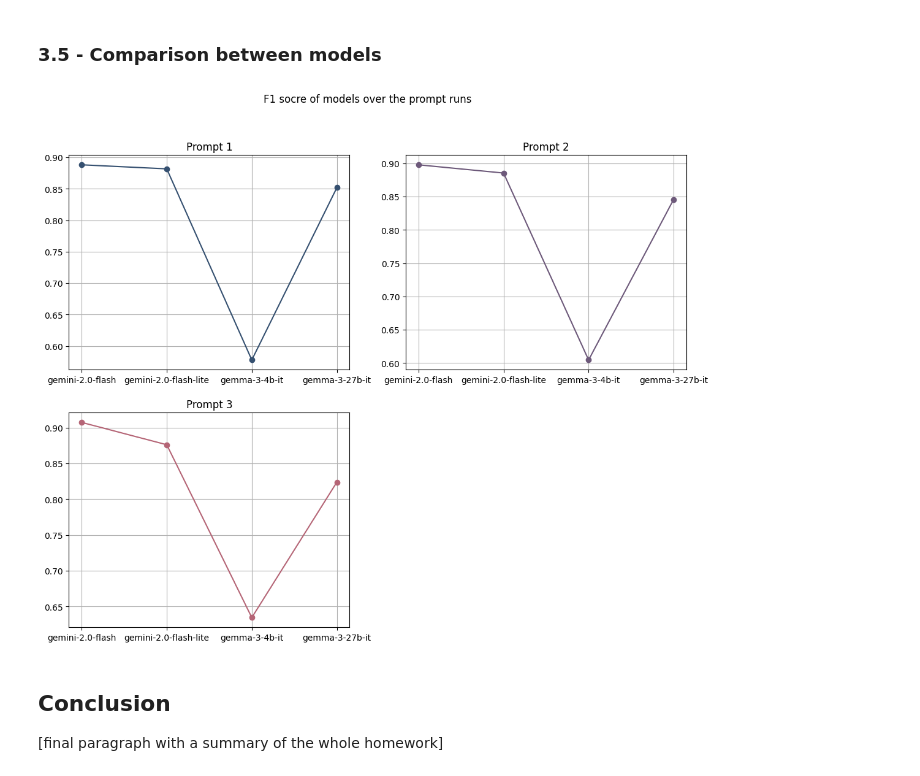
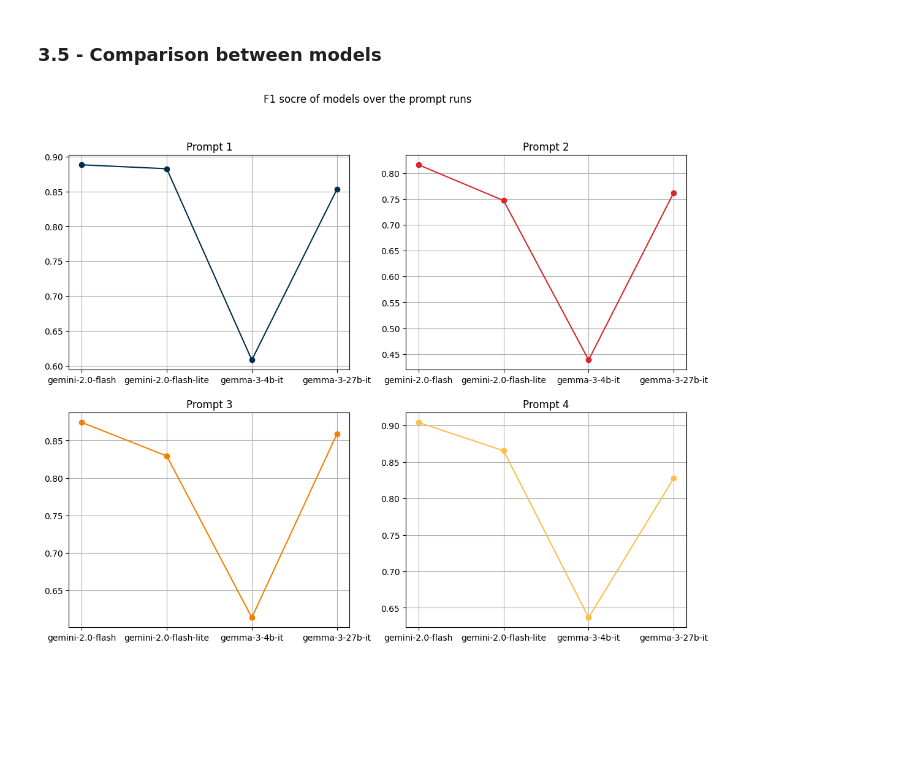
Before and after one commit to FrancescoChemello/Natural-Language-Processing-Project, a Jupyter notebook: src/NER.ipynb, the cells around one changed output. Cells and saved outputs as stored; diff of their text form; code cells hidden in the pictures; blank space fills up the shorter version.

```diff
--- a/src/NER.ipynb
+++ b/src/NER.ipynb
@@ -534,7 +612,7 @@ def prompt_2(model, dataset_sentences_array, wordpair_sentence_label):
 """
 Prompt for NER task with a step-by-step guide
 """
-def prompt_3(model, dataset_sentences_array, wordpair_sentence_label):
+def prompt_4(model, dataset_sentences_array, wordpair_sentence_label):
   tp, fp, fn = 0, 0, 0
 
   progress_bar = tqdm(total=len(dataset_sentences_array))
@@ -640,6 +718,7 @@ model_list = ["gemini-2.0-flash", "gemini-2.0-flash-lite", "gemma-3-4b-it", "gem
 model_result = []
 
 for model in model_list:
+  print("---------------------\nTesting model `" + model + "`")
   # Call to the prompt 1
 
   values = prompt_1(model, dataset_sentences_array, wordpair_sentence_label)
@@ -651,7 +730,7 @@ for model in model_list:
   model_result.append(f1)
 
   # Print out the score
-  print("Results for prompt 1 with model " + model + ": ")
+  print("Results for prompt 1: ")
   print("Recall: ", recall)
   print("Precision: ", precision)
   print("F1: ", f1)
@@ -667,7 +746,7 @@ for model in model_list:
   model_result.append(f1)
 
   # Print out the score
-  print("Results for prompt 2 with model " + model + ": ")
+  print("Results for prompt 2: ")
   print("Recall: ", recall)
   print("Precision: ", precision)
   print("F1: ", f1)
@@ -683,10 +762,26 @@ for model in model_list:
   model_result.append(f1)
 
   # Print out the score
-  print("Results for prompt 3 with model " + model + ": ")
+  print("Results for prompt 3: ")
   print("Recall: ", recall)
   print("Precision: ", precision)
   print("F1: ", f1)
 
-  print("\n")
+  # Call to the prompt 4
+
+  tp, fp, fn = prompt_4(model, dataset_sentences_array, wordpair_sentence_label)
+  precision, recall, f1 = evaluation(tp, fp, fn)
+
+  # Add the results to the model_result array
+  model_result.append(precision)
+  model_result.append(recall)
+  model_result.append(f1)
+
+  # Print out the score
+  print("Results for prompt 4: ")
+  print("Recall: ", recall)
+  print("Precision: ", precision)
+  print("F1: ", f1)
+
+  print("---------------------\n")
 # %% [output]
@@ -877,34 +1008,37 @@ plt.show()
 y_f1_prompt_1 = np.array([])
 y_f1_prompt_2 = np.array([])
 y_f1_prompt_3 = np.array([])
+y_f1_prompt_4 = np.array([])
 
-for i in range (0, len(y_f1_score), 3):
+for i in range (0, len(y_f1_score), 4):
   y_f1_prompt_1 = np.append(y_f1_prompt_1, y_f1_score[i])
   y_f1_prompt_2 = np.append(y_f1_prompt_2, y_f1_score[i + 1])
   y_f1_prompt_3 = np.append(y_f1_prompt_3, y_f1_score[i + 2])
+  y_f1_prompt_4 = np.append(y_f1_prompt_4, y_f1_score[i + 3])
 # %%
 x = np.array(["gemini-2.0-flash", "gemini-2.0-flash-lite", "gemma-3-4b-it", "gemma-3-27b-it"])
 
 plt.subplot(2, 2, 1)
 plt.title("Prompt 1")
-plt.plot(x,y_f1_prompt_1, color='#355070', marker = 'o')
+plt.plot(x,y_f1_prompt_1, color='#003049', marker = 'o')
 plt.grid()
 
 plt.subplot(2, 2, 2)
 plt.title("Prompt 2")
-plt.plot(x,y_f1_prompt_2, color='#6d597a', marker = 'o')
+plt.plot(x,y_f1_prompt_2, color='#d62828', marker = 'o')
 plt.grid()
 
 plt.subplot(2, 2, 3)
 plt.title("Prompt 3")
-plt.plot(x,y_f1_prompt_3, color='#b56576', marker = 'o')
+plt.plot(x,y_f1_prompt_3, color='#f77f00', marker = 'o')
+plt.grid()
+
+plt.subplot(2, 2, 4)
+plt.title("Prompt 4")
+plt.plot(x,y_f1_prompt_4, color='#fcbf49', marker = 'o')
 plt.grid()
 
 plt.suptitle("F1 socre of models over the prompt runs")
 plt.show()
 # %% [output]
-[figure, old version]
+[figure, new version]
-# %% [markdown]
-## **Conclusion**
-
-[final paragraph with a summary of the whole homework]
```
Also changed, not shown: parts of 21 cells of this notebook.
